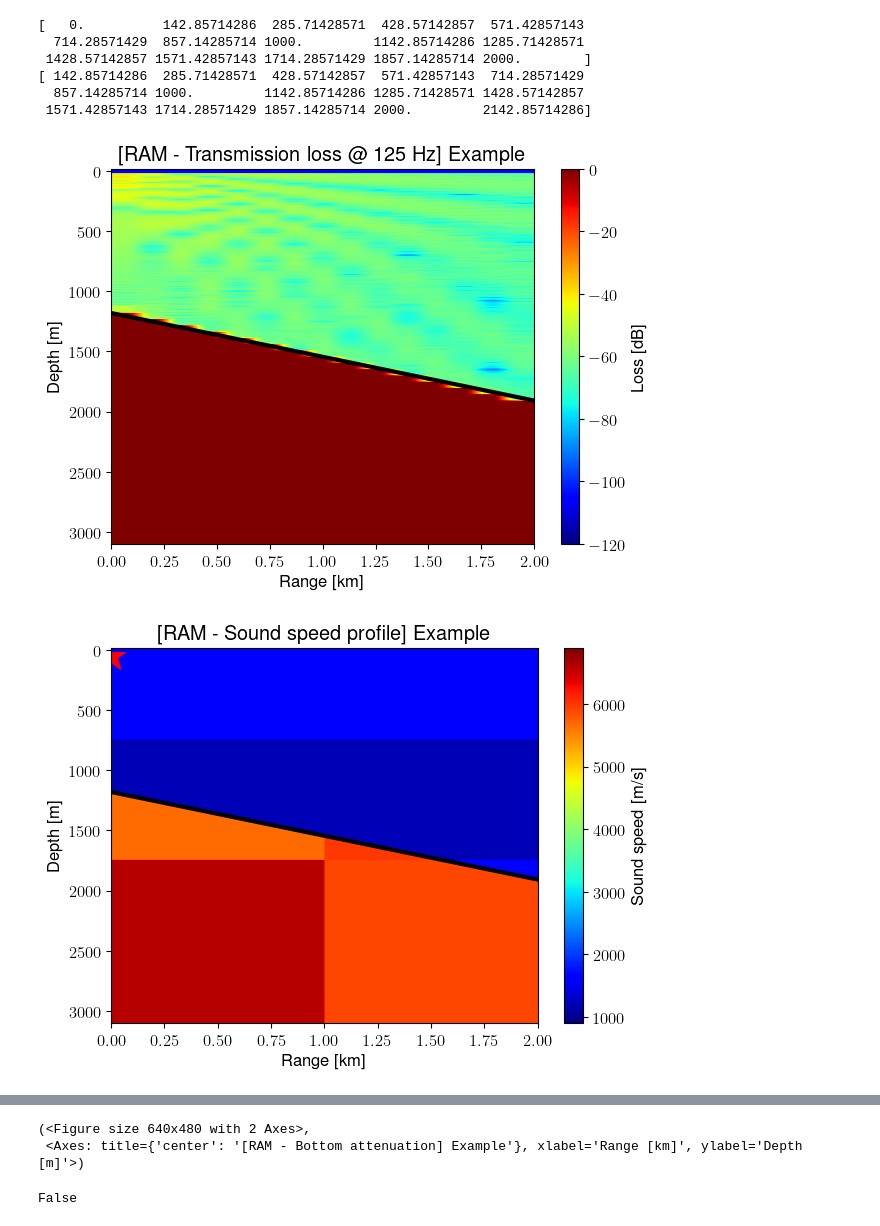
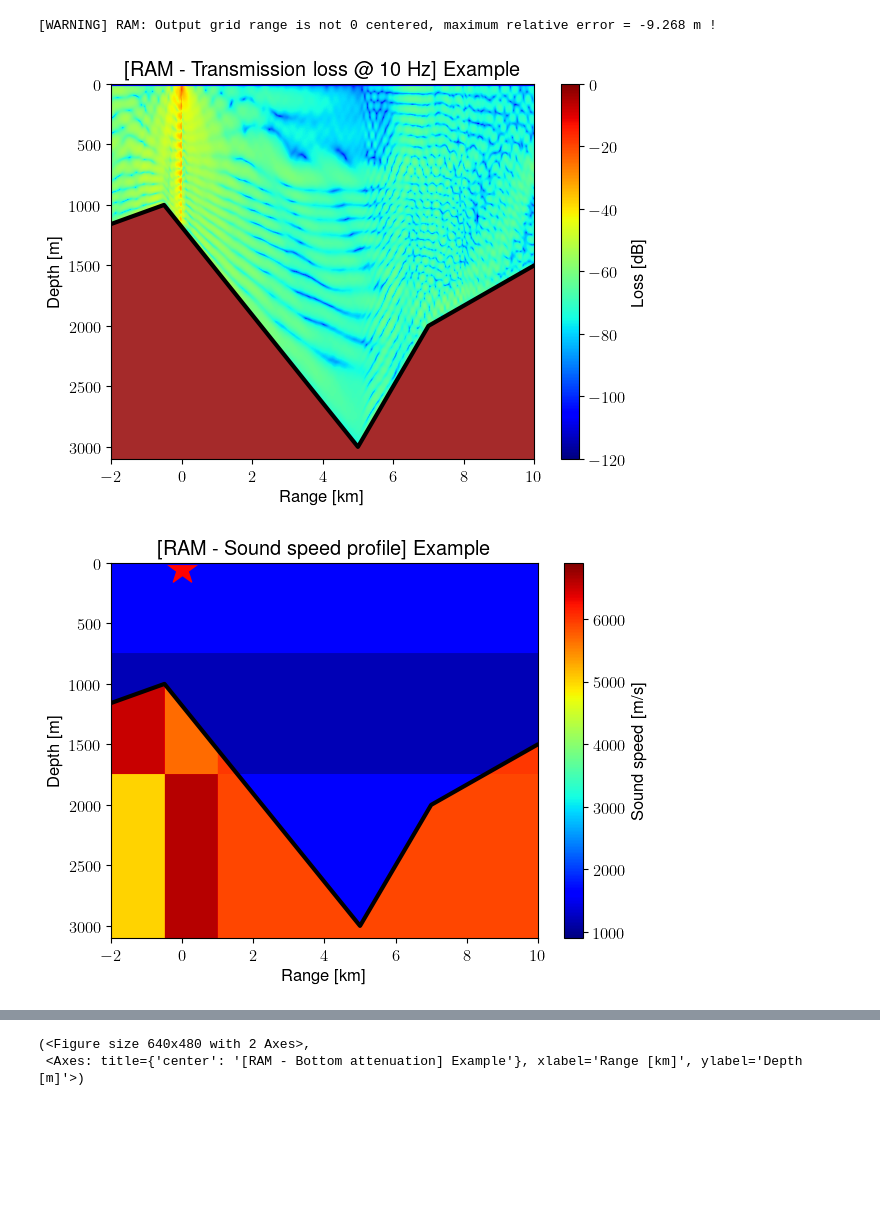
Before and after one commit to ErVuL/uAcoustics, a Jupyter notebook: python/RAM.ipynb, the cells around one changed output, grey strips where cells are left out. Saved outputs shown, nothing was run; the diff lists cells and outputs as text; code cells hidden in the pictures; blank space fills up the shorter version.

Commit message:
Rx range and depth ok for all.

```diff
--- a/python/RAM.ipynb
+++ b/python/RAM.ipynb
@@ -2,8 +2,8 @@
 import arlpy.uwapm as pm
 import numpy as np
 
-x = np.linspace(0, 2000, 15)
-z = np.linspace(-15, 3100,  720)
+x = np.linspace(-2000, 10000, 1080)
+z = np.linspace(0, 3100,  720)
 
 ssp_range = np.array([-5000, 0, 5000])
 ssp_depth = np.array([100, 500, 1000, 2500])
@@ -40,39 +40,34 @@ env = pm.make_env2d(
     rx_range        = x,                                                   # m
     rx_depth        = z,                                                   # m
 
     # ALL: Sound speed profiles
     ssp_range       = ssp_range,                                           # m
     ssp_depth       = ssp_depth,                                           # m
     ssp             = ssp,                                                 # m/s
 
     # ALL: Source freq and depth
-    tx_freq         = 125,                                                 # Hz
+    tx_freq         = 10,                                                 # Hz
     tx_depth        = 50,                                                  # m
 
     # ALL: Bottom interface
     bot_interface   = np.column_stack((bot_range,bot_interface)),          # m
 
     # RAM: Bottom settings
     bot_range       = bot_xrange,
     bot_depth       = bot_xdepth,
     bot_PwaveSpeed  = bot_ssp,
     bot_density     = bot_density,
     bot_PwaveAttn   = bot_attenuation,
     )
 
 RAM = pm.RAM(env)
 RAM.compute_transmission_loss()
 
 RAM.plot_transmission_loss()
 RAM.plot_ssp()
 RAM.plot_bot_density()
 RAM.plot_bot_attn()
 # %% [output]
-[   0.          142.85714286  285.71428571  428.57142857  571.42857143
-  714.28571429  857.14285714 1000.         1142.85714286 1285.71428571
- 1428.57142857 1571.42857143 1714.28571429 1857.14285714 2000.        ]
-[ 142.85714286  285.71428571  428.57142857  571.42857143  714.28571429
-  857.14285714 1000.         1142.85714286 1285.71428571 1428.57142857
- 1571.42857143 1714.28571429 1857.14285714 2000.         2142.85714286]
+[WARNING] RAM: Output grid range is not 0 centered, maximum relative error = -9.268 m !
-[figure, old version]
+[figure, new version]
-[figure, old version]
+[figure, new version]
@@ -85,4 +77,0 @@ tlg = np.empty(10)
-# %%
-np.all(tlg == None)
-# %% [output]
-False
```
Also changed, not shown: parts of 2 cells of this notebook, 1 other file.
